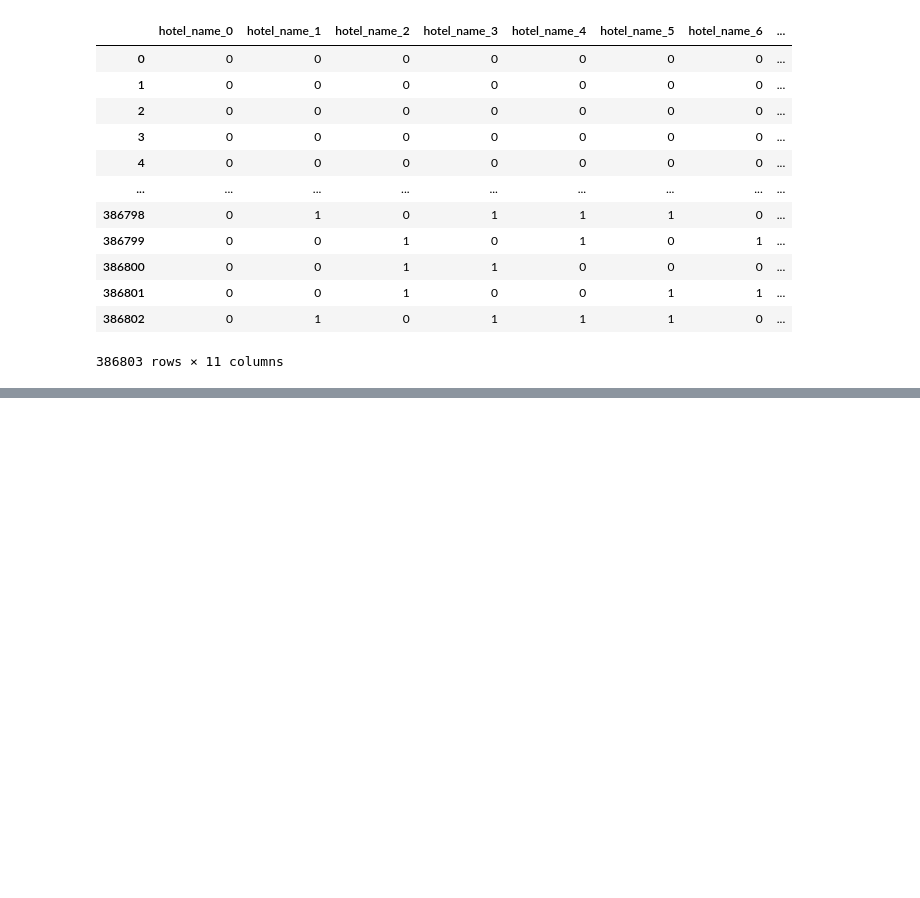
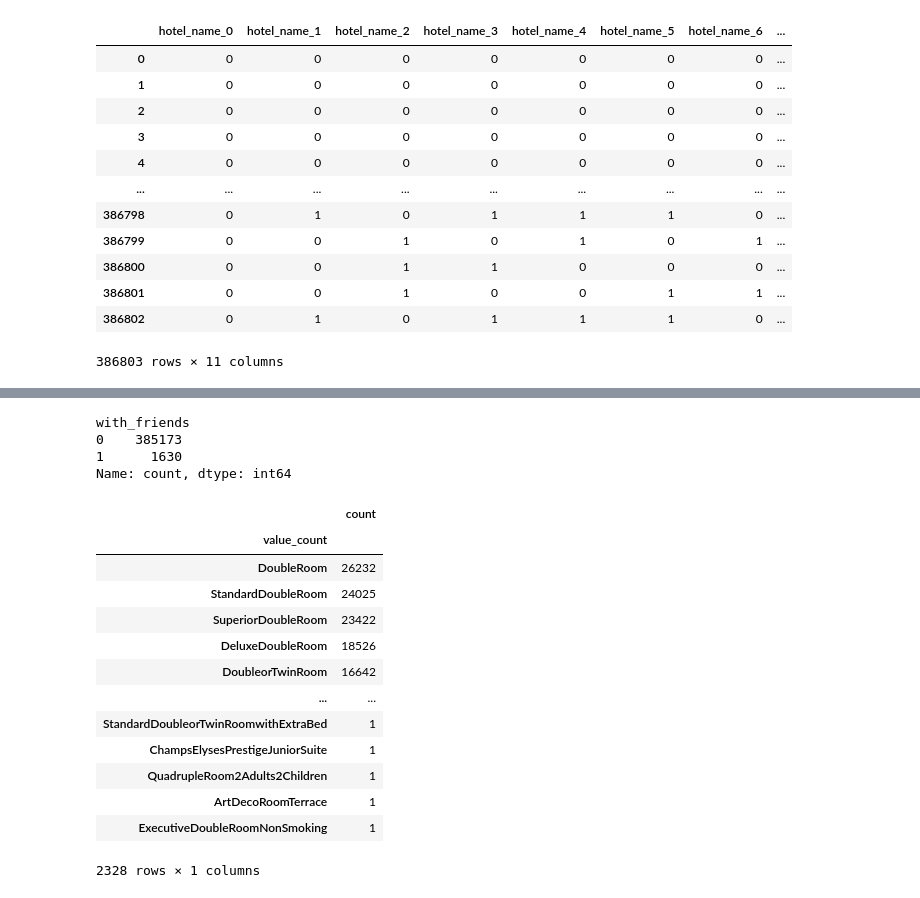
Before and after one commit to YarikKa2/EDA_Feature_Engineering__StudyProject_3, a Jupyter notebook: code/EDA_FeatureEng.ipynb, the cells around one changed output, grey strips where cells are left out. Cells and saved outputs as stored; diff of their text form; code cells hidden in the pictures; blank space fills up the shorter version.

```diff
--- a/code/EDA_FeatureEng.ipynb
+++ b/code/EDA_FeatureEng.ipynb
@@ -250,0 +418,26 @@ Name: review_date, Length: 386803, dtype: datetime64[ns]
+# %%
+#Travelerswithfriends
+Friends_data.value_counts()
+# %% [output]
+with_friends
+0    385173
+1      1630
+Name: count, dtype: int64
+# %%
+TagData['value_count'] = TagData['tags'].apply(lambda x: x[0] if len(x)>0 else None)
+TagData['value_count'].value_counts().to_frame()
+# %% [output]
+|  | count |
+| value_count |  |
+| DoubleRoom | 26232 |
+| StandardDoubleRoom | 24025 |
+| SuperiorDoubleRoom | 23422 |
+| DeluxeDoubleRoom | 18526 |
+| DoubleorTwinRoom | 16642 |
+| ... | ... |
+| StandardDoubleorTwinRoomwithExtraBed | 1 |
+| ChampsElysesPrestigeJuniorSuite | 1 |
+| QuadrupleRoom2Adults2Children | 1 |
+| ArtDecoRoomTerrace | 1 |
+| ExecutiveDoubleRoomNonSmoking | 1 |
+2328 rows × 1 columns
```
Also changed, not shown: parts of 9 cells of this notebook.
